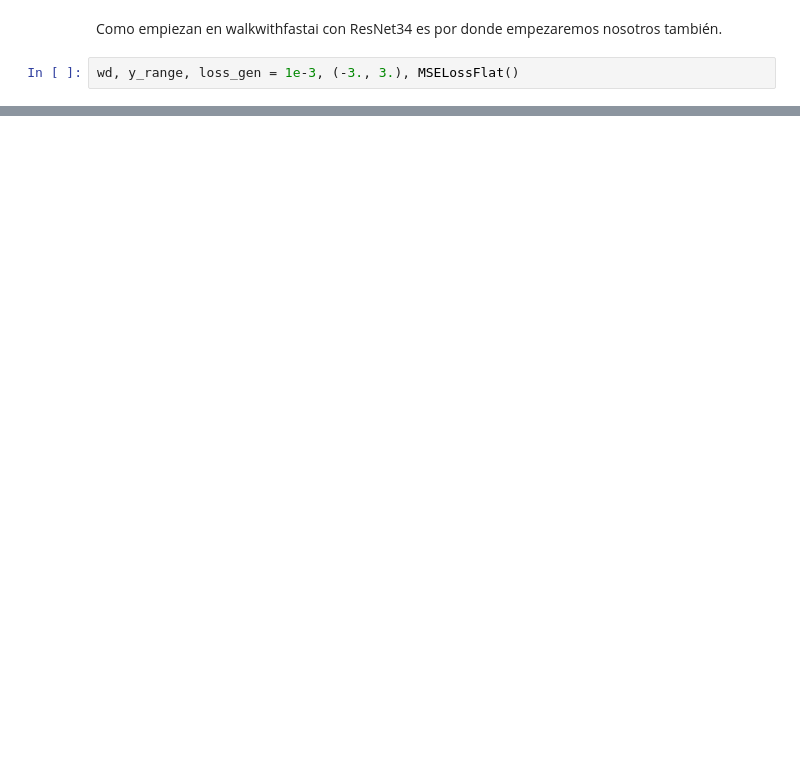
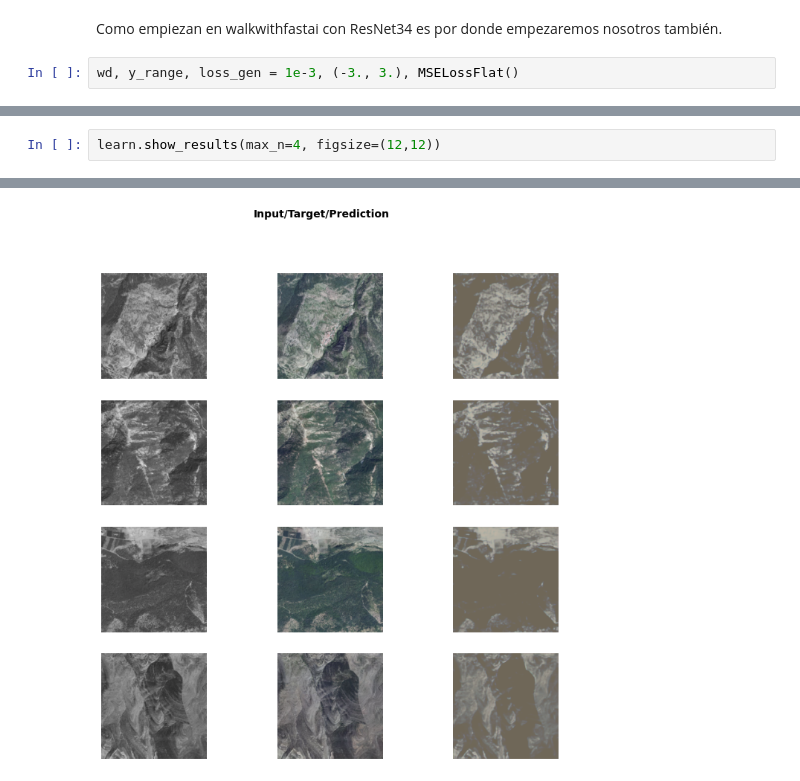
Before and after one commit to IA2021UR/trabajo-ia-en-la-comunidad-de-la-rioja-equipo-5, a Jupyter notebook: ColoreadoTerritorio.ipynb, the cells around one changed output, grey strips where cells are left out. Saved outputs shown, nothing was run; the diff lists cells and outputs as text; blank space fills up the shorter version.

```diff
--- a/ColoreadoTerritorio.ipynb
+++ b/ColoreadoTerritorio.ipynb
@@ -129,0 +140,3 @@ RuntimeError: ignored
+# %%
+learn.show_results(max_n=4, figsize=(12,12))
+# %% [output]
@@ -129,0 +144 @@ RuntimeError: ignored
+[figure, added]
```
Also changed, not shown: parts of 11 cells of this notebook.
